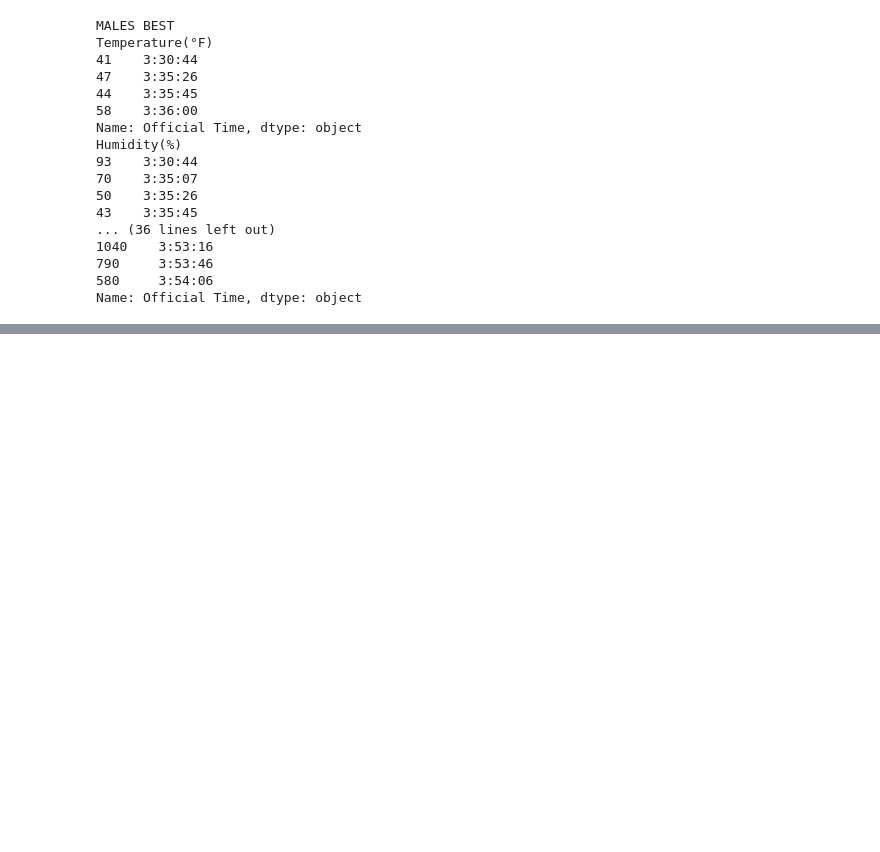
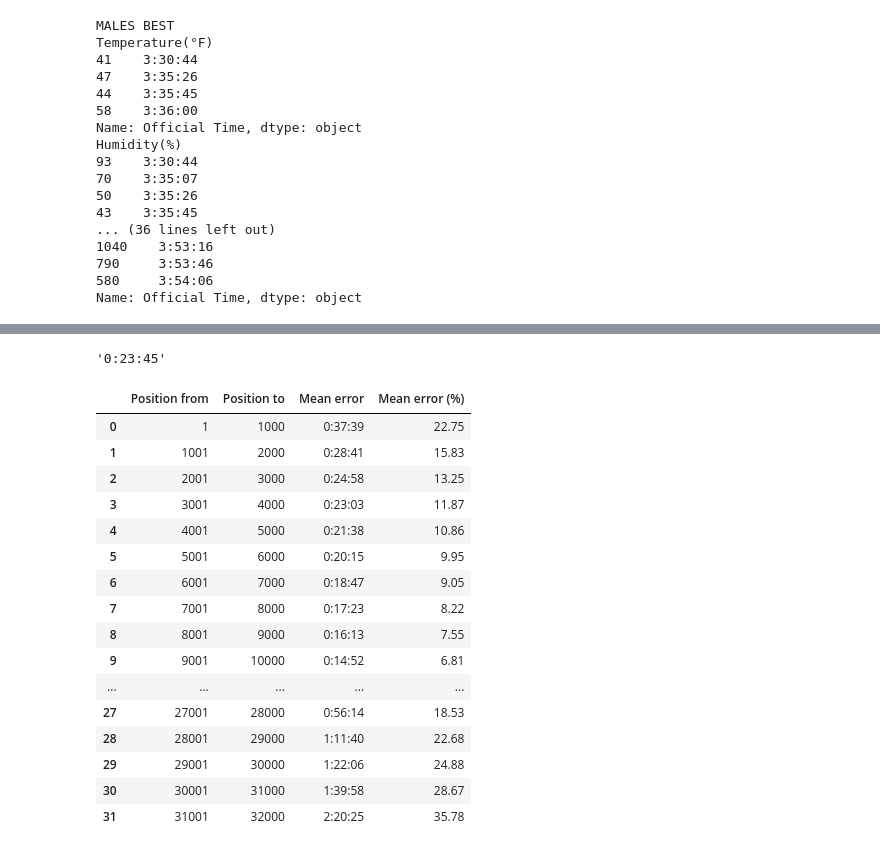
Before and after one commit to tadeq/Boston-marathon-data-analysis, a Jupyter notebook: data_analysis.ipynb, the cells around one changed output, grey strips where cells are left out. Saved outputs shown, nothing was run; the diff lists cells and outputs as text; code cells hidden in the pictures; blank space fills up the shorter version.

Commit message:
add prediction tests

```diff
--- a/data_analysis.ipynb
+++ b/data_analysis.ipynb
@@ -886,0 +924,3 @@ predict(36, 'F', 41, 93, 42, 2040)
+# %%
+us_results_pred = us_results_sec.copy(deep=True)
+us_results_pred['Prediction'] = list(map(timestamp_to_seconds, predictions['0'].values))
@@ -886,0 +943,41 @@ predict(36, 'F', 41, 93, 42, 2040)
+# %%
+def calculate_mean_error(results_df):
+    return seconds_to_timestamp(statistics.mean([abs(row['Official Time'] - row['Prediction']) for index, row in results_df.iterrows()]))
+
+def calculate_mean_percentage_error(results_df):
+    return statistics.mean([(abs(row['Official Time'] - row['Prediction']))/row['Official Time']*100 for index, row in results_df.iterrows()])
+# %%
+calculate_mean_error(us_results_pred)
+# %% [output]
+'0:23:45'
+# %%
+us_results_pred['Overall'] = all_results.loc[us_results_pred.index.values]['Overall']
+# %%
+error_results = []
+for ovr_range_start in range(1, 31002, 1000):
+    from_ovr = ovr_range_start
+    to_ovr = ovr_range_start + 999
+    us_results_pred_range = us_results_pred[us_results_pred['Overall'].isin([i for i in range(from_ovr, to_ovr+1)])]
+    err = calculate_mean_error(us_results_pred_range)
+    err_perc = round(calculate_mean_percentage_error(us_results_pred_range), 2)
+    error_results.append([from_ovr, to_ovr, err, err_perc])
+# %%
+pd.DataFrame(error_results, columns=['Position from','Position to','Mean error', 'Mean error (%)'])
+# %% [output]
+|  | Position from | Position to | Mean error | Mean error (%) |
+| 0 | 1 | 1000 | 0:37:39 | 22.75 |
+| 1 | 1001 | 2000 | 0:28:41 | 15.83 |
+| 2 | 2001 | 3000 | 0:24:58 | 13.25 |
+| 3 | 3001 | 4000 | 0:23:03 | 11.87 |
+| 4 | 4001 | 5000 | 0:21:38 | 10.86 |
+| 5 | 5001 | 6000 | 0:20:15 | 9.95 |
+| 6 | 6001 | 7000 | 0:18:47 | 9.05 |
+| 7 | 7001 | 8000 | 0:17:23 | 8.22 |
+| 8 | 8001 | 9000 | 0:16:13 | 7.55 |
+| 9 | 9001 | 10000 | 0:14:52 | 6.81 |
+| ... | ... | ... | ... | ... |
+| 27 | 27001 | 28000 | 0:56:14 | 18.53 |
+| 28 | 28001 | 29000 | 1:11:40 | 22.68 |
+| 29 | 29001 | 30000 | 1:22:06 | 24.88 |
+| 30 | 30001 | 31000 | 1:39:58 | 28.67 |
+| 31 | 31001 | 32000 | 2:20:25 | 35.78 |
```
Also changed, not shown: parts of 8 cells of this notebook.
